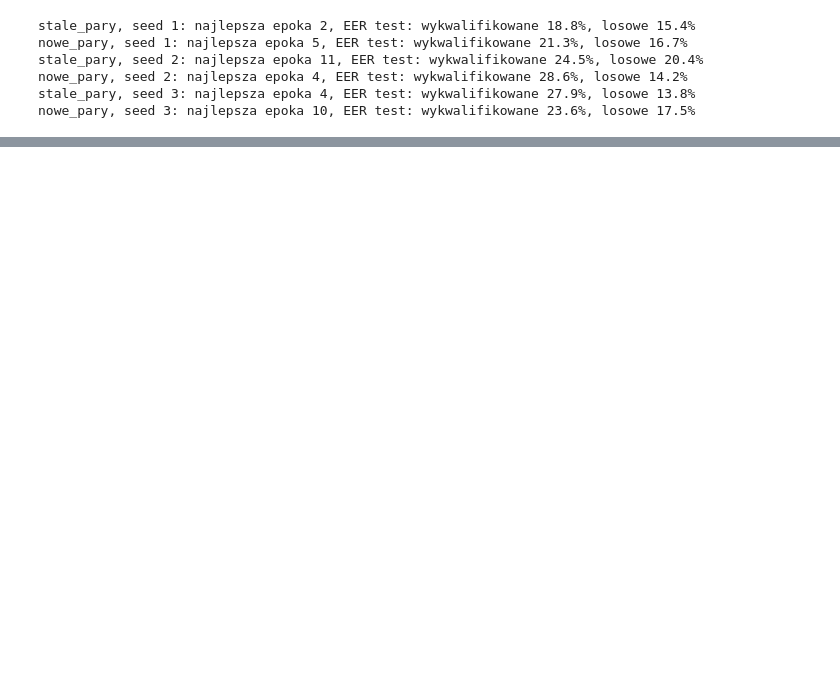
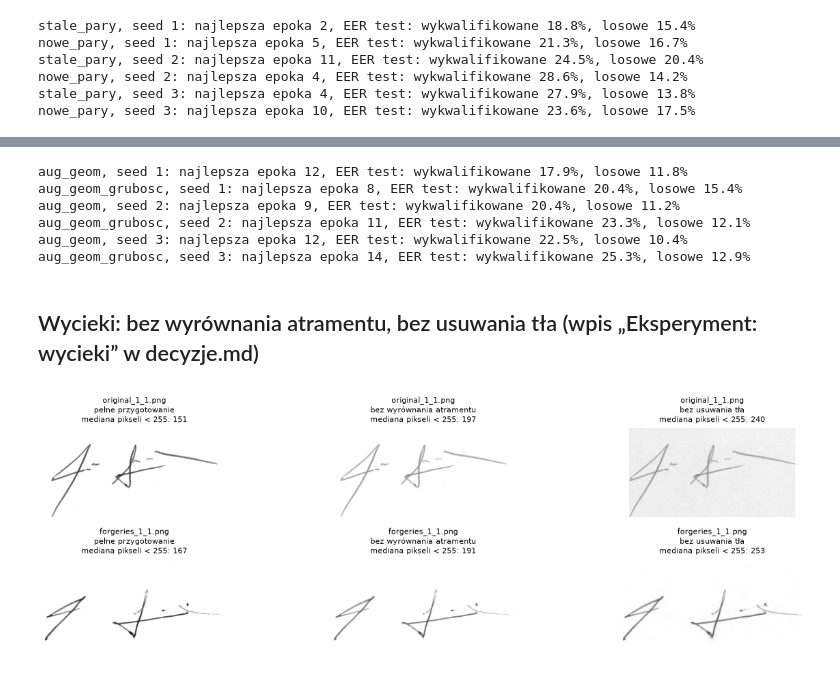
Before and after one commit to sluchson/signature-verification, a Jupyter notebook: notebooks/04_eksperymenty.ipynb, the cells around one changed output, grey strips where cells are left out. Cells and saved outputs as stored; diff of their text form; code cells hidden in the pictures; blank space fills up the shorter version.

```diff
--- a/notebooks/04_eksperymenty.ipynb
+++ b/notebooks/04_eksperymenty.ipynb
@@ -22,0 +30,22 @@ nowe_pary, seed 3: najlepsza epoka 10, EER test: wykwalifikowane 23.6%, losowe 1
+# %%
+import random
+import torch
+import matplotlib.pyplot as plt
+from src.dataset import SignaturePairs, make_augmentation
+
+torch.manual_seed(0)
+random.seed(0)
+ds = SignaturePairs("train")
+img = ds.images["original_30_5.png"]
+aug = make_augmentation(thickness=True)
+
+fig, axes = plt.subplots(3, 2, figsize=(10, 7))
+axes.flat[0].imshow(img[0], cmap="gray", vmin=0, vmax=1)
+axes.flat[0].set_title("bez augmentacji")
+for ax in list(axes.flat)[1:]:
+    ax.imshow(aug(img)[0], cmap="gray", vmin=0, vmax=1)
+for ax in axes.flat:
+    ax.set_xticks([])
+    ax.set_yticks([])
+plt.tight_layout()
+plt.show()
@@ -22,0 +54,39 @@ nowe_pary, seed 3: najlepsza epoka 10, EER test: wykwalifikowane 23.6%, losowe 1
+# %%
+if RUN_TRAINING:
+    for seed in [1, 2, 3]:
+        run_experiment("aug_geom", seed, augment=True, crop="bbox")
+        run_experiment("aug_geom_grubosc", seed, augment=True, thickness=True, crop="bbox")
+# %% [output]
+aug_geom, seed 1: najlepsza epoka 12, EER test: wykwalifikowane 17.9%, losowe 11.8%
+aug_geom_grubosc, seed 1: najlepsza epoka 8, EER test: wykwalifikowane 20.4%, losowe 15.4%
+aug_geom, seed 2: najlepsza epoka 9, EER test: wykwalifikowane 20.4%, losowe 11.2%
+aug_geom_grubosc, seed 2: najlepsza epoka 11, EER test: wykwalifikowane 23.3%, losowe 12.1%
+aug_geom, seed 3: najlepsza epoka 12, EER test: wykwalifikowane 22.5%, losowe 10.4%
+aug_geom_grubosc, seed 3: najlepsza epoka 14, EER test: wykwalifikowane 25.3%, losowe 12.9%
+# %% [markdown]
+## Wycieki: bez wyrównania atramentu, bez usuwania tła (wpis „Eksperyment: wycieki” w decyzje.md)
+# %%
+import numpy as np
+import matplotlib.pyplot as plt
+from src.preprocessing import preprocess
+from src.dataset import image_path
+
+variants = [
+    ("pełne przygotowanie", True, True),
+    ("bez wyrównania atramentu", True, False),
+    ("bez usuwania tła", False, False),
+]
+files = ["original_1_1.png", "forgeries_1_1.png"]
+
+fig, axes = plt.subplots(len(files), len(variants), figsize=(13, 4))
+for i, name in enumerate(files):
+    for j, (title, background, ink) in enumerate(variants):
+        img = preprocess(image_path(name), background=background, ink=ink)
+        ink_pixels = img[img < 255]
+        axes[i, j].imshow(img, cmap="gray", vmin=0, vmax=255)
+        axes[i, j].set_title(f"{name}\n{title}\nmediana pikseli < 255: {np.median(ink_pixels):.0f}", fontsize=8)
+        axes[i, j].axis("off")
+plt.tight_layout()
+plt.show()
+# %% [output]
+[figure, added]
```
Also changed, not shown: parts of 14 cells of this notebook, 18 other files.
